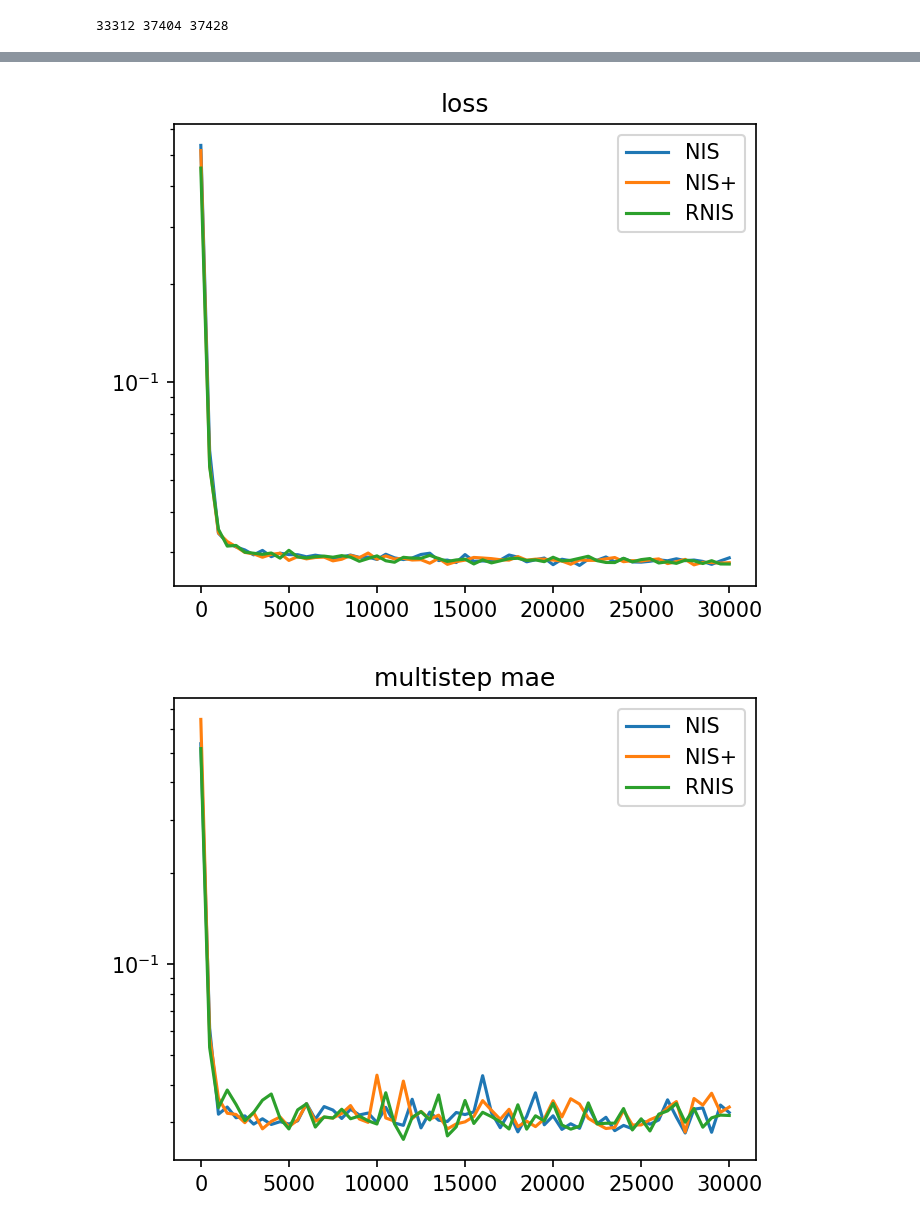
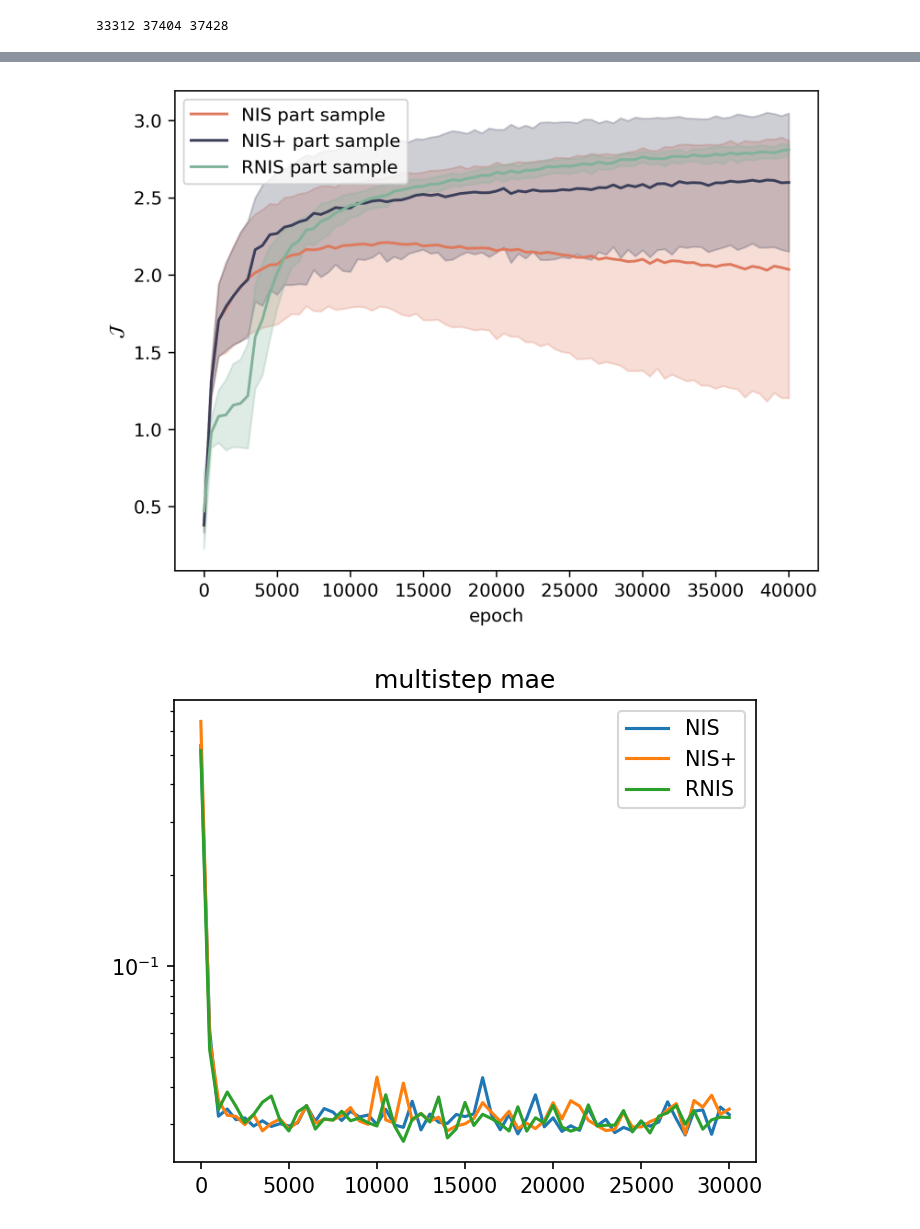
Before and after one commit to Matthew-ymz/Code-for-Finding-emergence-in-data-, a Jupyter notebook: exp/rnis/RNIS repeat experiment.ipynb, the cells around one changed output, grey strips where cells are left out. Drawn from its saved outputs; the diff is of its cells as text; code cells hidden in the pictures.

```diff
--- a/exp/rnis/RNIS repeat experiment.ipynb
+++ b/exp/rnis/RNIS repeat experiment.ipynb
@@ -194,15 +244,25 @@ plt.show()
 # %%
-plt.figure(figsize=(5,4),dpi=150)
-timeseries = np.arange(len(eis_nis))*500
-plt.plot(timeseries, losses_nis, label='NIS')
-plt.plot(timeseries, losses_nisp, label='NIS+')
-plt.plot(timeseries, losses_rnis, label='RNIS')
-plt.title(r'loss')
+plt.figure(dpi=300)
+color_label = ['#F4F1DE', '#DF7A5E', '#3C405B', '#82B29A', '#F2CC8E', '#A8DADC', '#457B9D', '#1D3557']
+timesteps = np.arange(len(eis_nis))*500
+means_nis = np.mean(data_dict['eis_nis_e'],axis=0)
+stds_nis = np.std(data_dict['eis_nis_e'],axis=0)
+means_nisp = np.mean(data_dict['eis_nisp_e'],axis=0)
+stds_nisp = np.std(data_dict['eis_nisp_e'],axis=0)
+means_rnis = np.mean(data_dict['eis_rnis_e'],axis=0)
+stds_rnis = np.std(data_dict['eis_rnis_e'],axis=0)
+plt.plot(timesteps, means_nis, label='NIS part sample',color=color_label[1])
+plt.fill_between(timesteps, means_nis-stds_nis, means_nis+stds_nis,alpha=0.25,color=color_label[1])
+plt.plot(timesteps, means_nisp, label='NIS+ part sample',color=color_label[2])
+plt.fill_between(timesteps, means_nisp-stds_nisp, means_nisp+stds_nisp,alpha=0.25,color=color_label[2])
+plt.plot(timesteps, means_rnis, label='RNIS part sample',color=color_label[3])
+plt.fill_between(timesteps, means_rnis-stds_rnis, means_rnis+stds_rnis,alpha=0.25,color=color_label[3])
 plt.legend()
-plt.yscale('log')
+plt.xlabel("epoch")
+plt.ylabel(r'$\mathcal{J}$')
 plt.show()
 # %% [output]
-[figure, old version]
+[figure, new version]
 # %%
 plt.figure(figsize=(5,4),dpi=150)
 timeseries = np.arange(len(eis_nis))*500
```
Also changed, not shown: parts of 3 cells of this notebook.
